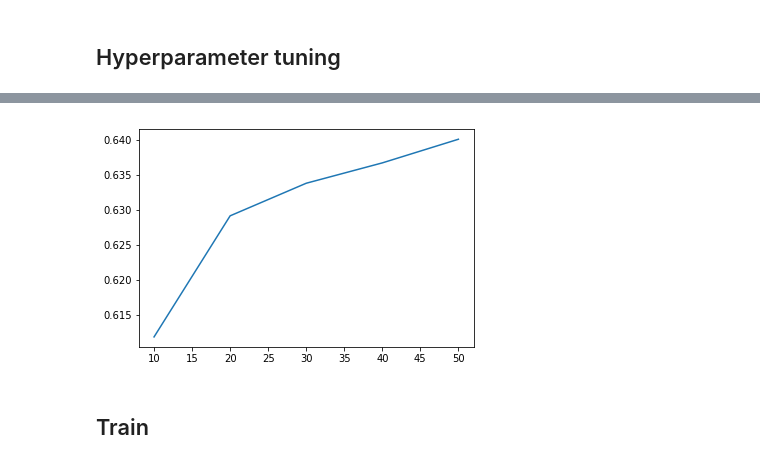
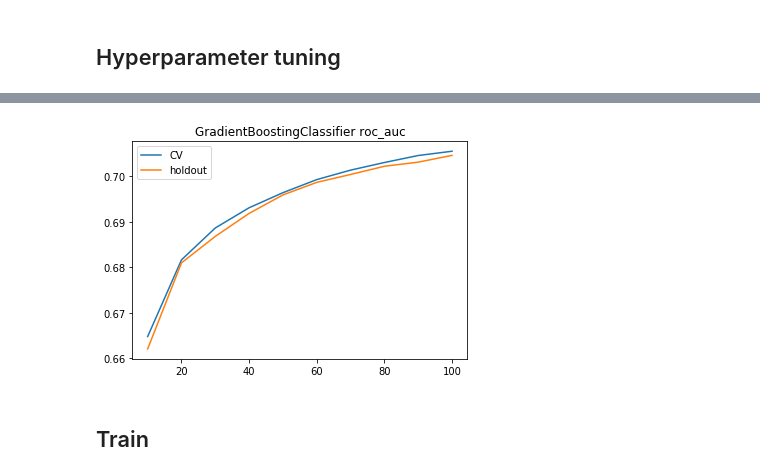
Before and after one commit to esceptico/Dota2WinPrediction, a Jupyter notebook: final_project.ipynb, the cells around one changed output, grey strips where cells are left out. Drawn from its saved outputs; the diff is of its cells as text; code cells hidden in the pictures.

```diff
--- a/final_project.ipynb
+++ b/final_project.ipynb
@@ -86,24 +72,36 @@ GridSearchCV(cv=5, error_score='raise',
-# %%
-gbc_grid_scores = pd.DataFrame(gbc_grid.grid_scores_)
-gbc_grid_scores['n_estimators'] = gbc_grid_scores['parameters'].map(lambda x: x['n_estimators'])
-
-plt.plot(gbc_grid_scores['n_estimators'], gbc_grid_scores['mean_validation_score']);
-# %% [output]
-[figure, removed]
+# %%
+n_estimators = range(10, 121, 10)
+
+gbc_grid = GridSearchCV(estimator=GradientBoostingClassifier(), param_grid={'n_estimators': n_estimators}, cv=5, scoring=)
+gbc_grid.fit(X_train, y_train)
+
+cv_scores = pd.DataFrame(gbc_grid.cv_results_)
+
+holdout_scores = []
+for n in n_estimators:
+    gbc_clf = GradientBoostingClassifier(n_estimators=n).fit(X_train, y_train)
+    holdout_scores.append(accuracy_score(y_holdout, gbc_clf.predict(X_holdout)))
+
+plt.plot(n_estimators, cv_scores['mean_test_score'], label='cv');
+plt.plot(n_estimators, holdout_scores, label='holdout')
+plt.title('GradientBoostingClassifier')
+plt.legend();
 # %%
 cv_scores, holdout_scores = [], []
-n_estimators = range(50, 101, 10)
+n_estimators = range(10, 101, 10)
 
 for k in n_estimators:
     gbc_clf = GradientBoostingClassifier(n_estimators=k)
-    cv_scores.append(np.mean(cross_val_score(gbc_clf, X_train, y_train, cv=5)))
+    cv_scores.append(np.mean(cross_val_score(gbc_clf, X_train, y_train, cv=5, scoring='roc_auc')))
     gbc_clf.fit(X_train, y_train)
-    holdout_scores.append(accuracy_score(y_holdout, gbc_clf.predict(X_holdout)))
-
-plt.plot(n_estimators, cv_scores, label='CV')
-plt.plot(n_estimators, holdout_scores, label='holdout')
-plt.title('GradientBoostingClassifier')
-plt.legend();
+    holdout_scores.append(roc_auc_score(y_holdout, gbc_clf.predict_proba(X_holdout)[:, 1]))
+# %%
+plt.plot(n_estimators, cv_scores, label='CV')
+plt.plot(n_estimators, holdout_scores, label='holdout')
+plt.title('GradientBoostingClassifier roc_auc')
+plt.legend();
+# %% [output]
+[figure, added]
 # %% [markdown]
 ## Train
 # %%
```
Also changed, not shown: parts of 16 cells of this notebook.
